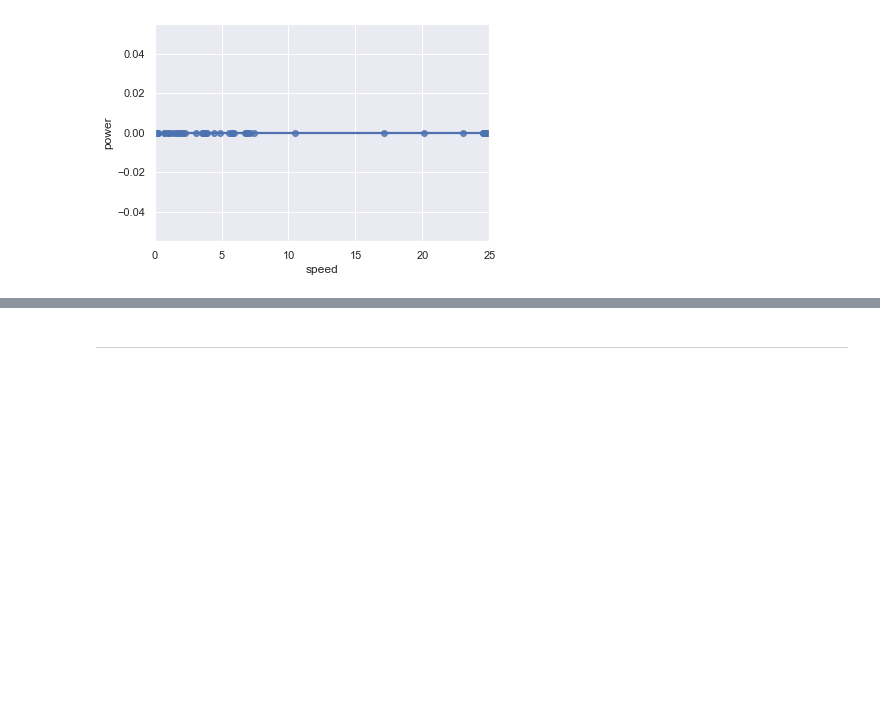
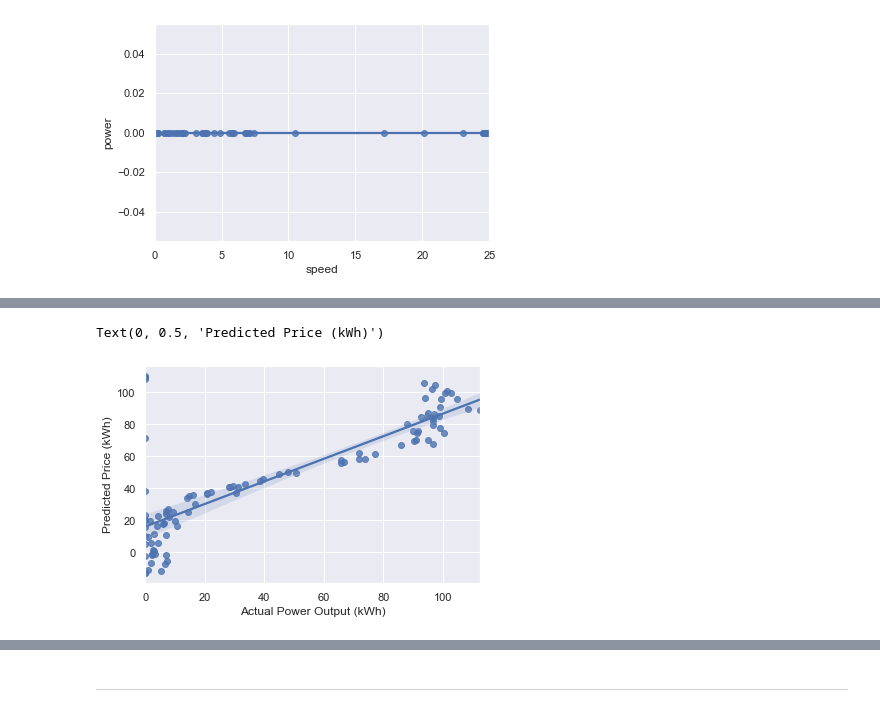
Before and after one commit to mhurley100/Machine-Learning-and-Statistics-Project, a Jupyter notebook: Machine Learning & Statistics Project 2020.ipynb, the cells around one changed output, grey strips where cells are left out. Saved outputs shown, nothing was run; the diff lists cells and outputs as text; code cells hidden in the pictures; blank space fills up the shorter version.

```diff
--- a/Machine Learning & Statistics Project 2020.ipynb
+++ b/Machine Learning & Statistics Project 2020.ipynb
@@ -253,0 +276,7 @@ In Keras, you do in-model data preprocessing via preprocessing layers.
+# %%
+sns.regplot(x=y_test, y=y_pred)
+plt.xlabel('Actual Power Output (kWh)')
+plt.ylabel('Predicted Price (kWh)')
+# %% [output]
+Text(0, 0.5, 'Predicted Price (kWh)')
+[figure, added]
```
Also changed, not shown: parts of 49 cells of this notebook.
